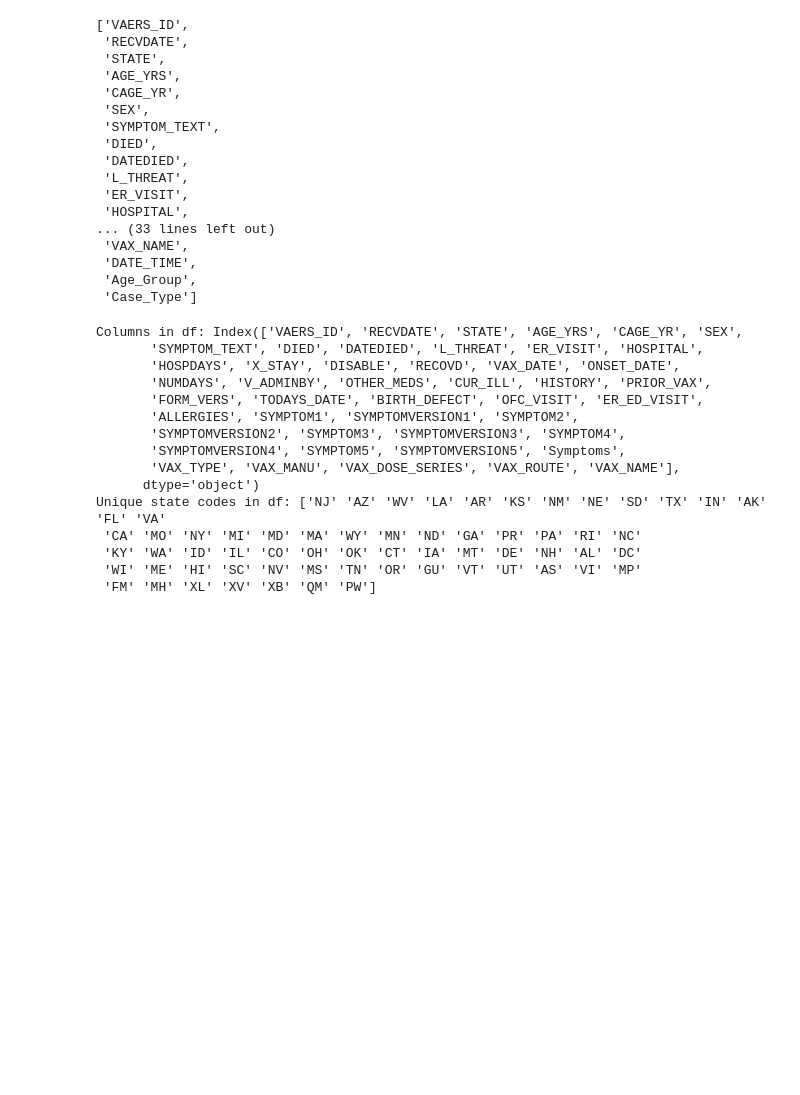
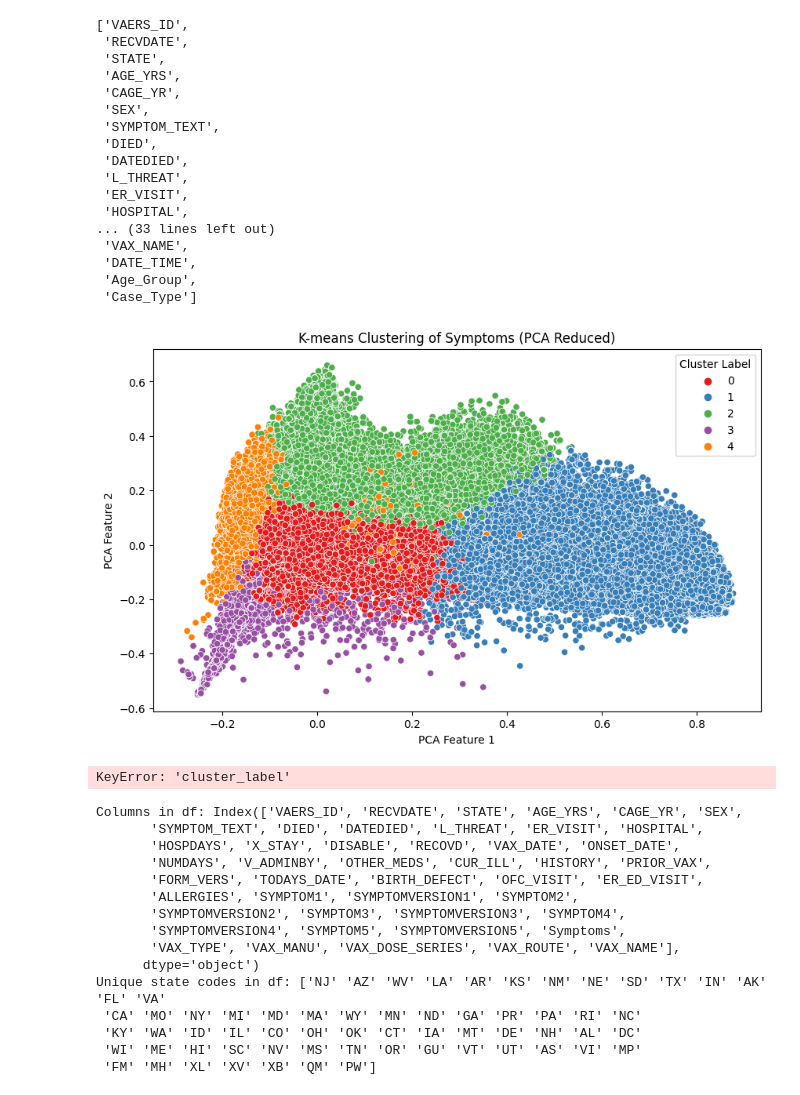
Before and after one commit to Rutu136/COMP4710-World-Vaccine-Adverse-Reactions, a Jupyter notebook: try.ipynb, the cells around one changed output. Cells and saved outputs as stored; diff of their text form; code cells hidden in the pictures; blank space fills up the shorter version.

```diff
--- a/try.ipynb
+++ b/try.ipynb
@@ -259,45 +259,52 @@ df.columns.tolist()
 # plt.legend(title='Cluster Label')
 # plt.show()
 # %%
-# import pandas as pd
-# from sklearn.feature_extraction.text import TfidfVectorizer
-# from sklearn.cluster import KMeans
-# from sklearn.decomposition import PCA
-# import matplotlib.pyplot as plt
-# import seaborn as sns
+import pandas as pd
+from sklearn.feature_extraction.text import TfidfVectorizer
+from sklearn.cluster import KMeans
+from sklearn.decomposition import PCA
+import matplotlib.pyplot as plt
+import seaborn as sns
 
-# # Assuming you've already loaded your data into the 'df' DataFrame as shown in your code
-# # Concatenate symptom columns into a single column
-# symptoms = df['Symptoms']
-# df['symp'] = symptoms
+# Assuming you've already loaded your data into the 'df' DataFrame as shown in your code
+# Concatenate symptom columns into a single column
+symptoms = df['Symptoms']
+df['symp'] = symptoms
 
-# # Convert the 'symp' column to a list of strings
-# symptoms_list = df['symp'].tolist()
+# Convert the 'symp' column to a list of strings
+symptoms_list = df['symp'].tolist()
 
-# # Create a TF-IDF vectorizer to convert text data into numerical features
-# vectorizer = TfidfVectorizer()
-# X = vectorizer.fit_transform(symptoms_list)
+# Create a TF-IDF vectorizer to convert text data into numerical features
+vectorizer = TfidfVectorizer()
+X = vectorizer.fit_transform(symptoms_list)
 
-# # Perform dimensionality reduction using PCA
-# pca = PCA(n_components=2)  # Reduce to 2 dimensions for visualization
-# X_pca = pca.fit_transform(X.toarray())  # Convert sparse matrix to array and then apply PCA
+# Perform dimensionality reduction using PCA
+pca = PCA(n_components=2)  # Reduce to 2 dimensions for visualization
+X_pca = pca.fit_transform(X.toarray())  # Convert sparse matrix to array and then apply PCA
 
-# # Perform K-means clustering
-# k = 5  # Number of clusters
-# kmeans = KMeans(n_clusters=k, random_state=42)
-# kmeans.fit(X)
+# Perform K-means clustering
+k = 5  # Number of clusters
+kmeans = KMeans(n_clusters=k, random_state=42)
+kmeans.fit(X)
 
-# # Add the cluster labels to the DataFrame
-# df['cluster_label'] = kmeans.labels_
+# Add the cluster labels to the DataFrame
+df['cluster_label'] = kmeans.labels_
 
-# # Plotting the clusters using reduced dimensions after PCA
-# plt.figure(figsize=(10, 6))
-# sns.scatterplot(x=X_pca[:, 0], y=X_pca[:, 1], hue=df['cluster_label'], palette='Set1')
-# plt.xlabel('PCA Feature 1')
-# plt.ylabel('PCA Feature 2')
-# plt.title('K-means Clustering of Symptoms (PCA Reduced)')
-# plt.legend(title='Cluster Label')
-# plt.show()
+# Plotting the clusters using reduced dimensions after PCA
+plt.figure(figsize=(10, 6))
+sns.scatterplot(x=X_pca[:, 0], y=X_pca[:, 1], hue=df['cluster_label'], palette='Set1')
+plt.xlabel('PCA Feature 1')
+plt.ylabel('PCA Feature 2')
+plt.title('K-means Clustering of Symptoms (PCA Reduced)')
+plt.legend(title='Cluster Label')
+plt.show()
+# %% [output]
+[figure, added]
+# %%
+clustered_data = df.groupby('cluster_label')['Symptoms'].apply(list)
+print(clustered_data)
+# %% [output]
+KeyError: 'cluster_label'
 # %%
 csv_file_path = "./cleaned_vers_data_covid19_vaccine_2020-2022_duplicate_removed.csv"
 df = pd.read_csv(csv_file_path)
```
Also changed, not shown: parts of 1 cell of this notebook, 2 other files.
